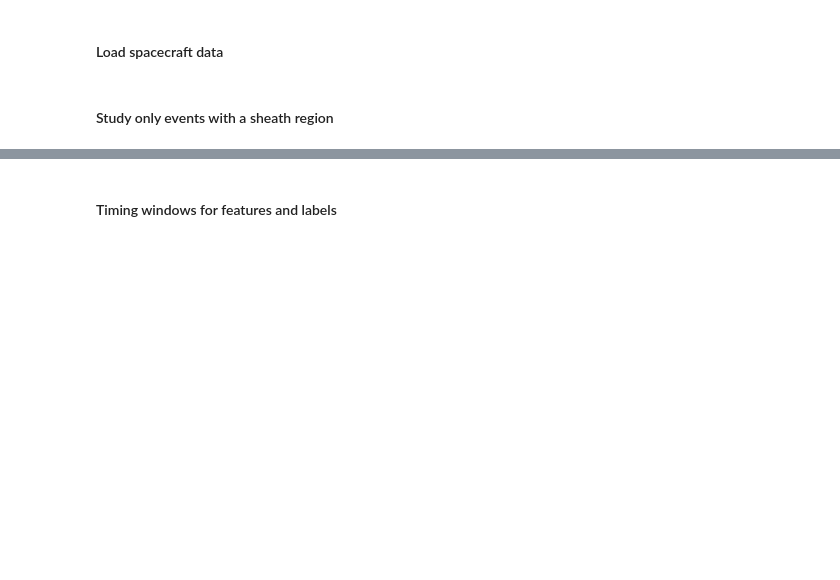
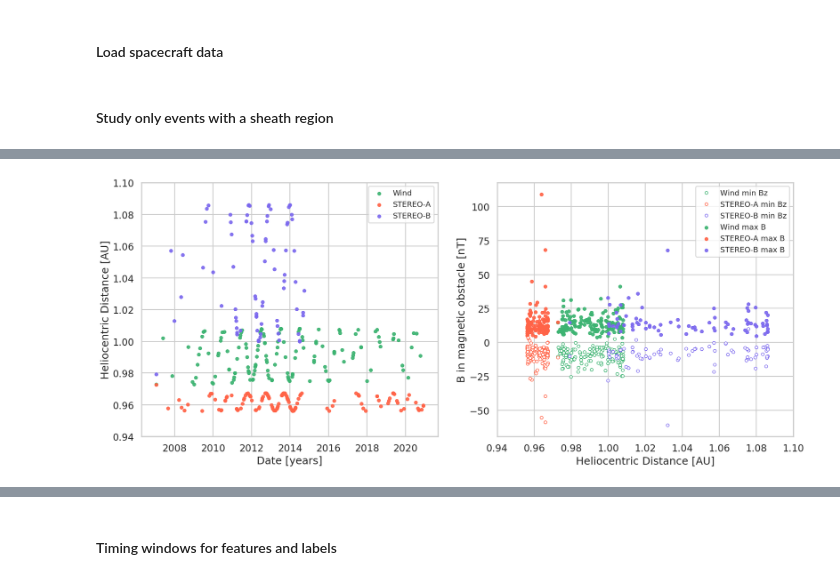
Before and after one commit to helioforecast/Papers, a Jupyter notebook: Reiss2021_MLrope/mfrpred_mreiss_bz.ipynb, the cells around one changed output, grey strips where cells are left out. Saved outputs shown, nothing was run; the diff lists cells and outputs as text; code cells hidden in the pictures; blank space fills up the shorter version.

```diff
--- a/Reiss2021_MLrope/mfrpred_mreiss_bz.ipynb
+++ b/Reiss2021_MLrope/mfrpred_mreiss_bz.ipynb
@@ -228,0 +190,97 @@ Average SHEATH length: 5.00 hours
+# %%
+
+#markersize
+ms=25
+#alpha
+al=0.9
+
+sns.set_context("talk")
+sns.set_style('whitegrid')
+
+fig=plt.figure(figsize=(20,8),dpi=100)
+
+
+ax1 = plt.subplot(121)
+plt.scatter(ic.loc[n_iwinind,'icme_start_time'], ic.loc[n_iwinind,'mo_sc_heliodistance'], label='Wind', s=ms,c='mediumseagreen', alpha=al)
+plt.scatter(ic.loc[n_istaind,'icme_start_time'], ic.loc[n_istaind,'mo_sc_heliodistance'], label='STEREO-A',s=ms,c='tomato', alpha=al)
+plt.scatter(ic.loc[n_istbind,'icme_start_time'], ic.loc[n_istbind,'mo_sc_heliodistance'], label='STEREO-B',s=ms,c='mediumslateblue', alpha=al)
+plt.ylabel('Heliocentric Distance [AU]')
+plt.xlabel('Date [years]')
+plt.ylim([0.94,1.1])
+plt.legend(loc=1,fontsize=13)
+
+
+
+ax2 = plt.subplot(122)
+#ax2.scatter(ic.loc[wini,'mo_sc_heliodistance'],ic.loc[wini,'mo_bmean'], label='Wind', s=ms,c='mediumseagreen', alpha=al)
+#ax2.scatter(ic.loc[stai,'mo_sc_heliodistance'],ic.loc[stai,'mo_bmean'], label='STEREO-A',s=ms,c='red', alpha=al)
+#ax2.scatter(ic.loc[stbi,'mo_sc_heliodistance'],ic.loc[stbi,'mo_bmean'], label='STEREO-B',s=ms,c='blue', alpha=al)
+
+ax2.scatter(ic.loc[n_iwinind,'mo_sc_heliodistance'],ic.loc[n_iwinind,'mo_bmax'], label='Wind max B', s=ms,c='mediumseagreen', alpha=al)
+ax2.scatter(ic.loc[n_istaind,'mo_sc_heliodistance'],ic.loc[n_istaind,'mo_bmax'], label='STEREO-A max B',s=ms,c='tomato', alpha=al)
+ax2.scatter(ic.loc[n_istbind,'mo_sc_heliodistance'],ic.loc[n_istbind,'mo_bmax'], label='STEREO-B max B',s=ms,c='mediumslateblue', alpha=al)
+
+al=1.0
+ax2.plot(ic.loc[n_iwinind,'mo_sc_heliodistance'],ic.loc[n_iwinind,'mo_bzmin'], linestyle='None',marker='o',ms=5,c='mediumseagreen',markerfacecolor='white',label='Wind min Bz', alpha=al)
+ax2.plot(ic.loc[n_istaind,'mo_sc_heliodistance'],ic.loc[n_istaind,'mo_bzmin'], linestyle='None',marker='o',ms=5,label='STEREO-A min Bz',markerfacecolor='white',c='tomato', alpha=al)
+ax2.plot(ic.loc[n_istbind,'mo_sc_heliodistance'],ic.loc[n_istbind,'mo_bzmin'], linestyle='None',marker='o',ms=5, label='STEREO-B min Bz',markerfacecolor='white',c='mediumslateblue', alpha=al)
+
+
+ax2.set_xlabel('Heliocentric Distance [AU]')
+ax2.set_ylabel('B in magnetic obstacle [nT]')
+ax2.set_xlim([0.94,1.1])
+ax2.legend(loc=1,fontsize=13)
+
+
+
+
+'''
+ax2 = plt.subplot(122, projection='polar')
+plt.title('HELCATS ICME arrivals at targets [HEEQ longitude]')
+ax2.scatter(np.radians(ic.mo_sc_long_heeq[wini]),ic.mo_sc_heliodistance[wini], label='Wind', s=ms,c='mediumseagreen', alpha=al)
+ax2.scatter(np.radians(ic.mo_sc_long_heeq[stai]),ic.mo_sc_heliodistance[stai], label='STEREO-A', s=ms,c='red', alpha=al)
+ax2.scatter(np.radians(ic.mo_sc_long_heeq[stbi]),ic.mo_sc_heliodistance[stbi], label='STEREO-B', s=ms,c='blue', alpha=al)
+ax2.scatter(np.radians(ic.mo_sc_long_heeq[soloi]),ic.mo_sc_heliodistance[soloi], label='Others', s=ms,c='dimgrey', alpha=al)
+#ax2.scatter(np.radians(ic.mo_sc_long_heeq[pspi]),ic.mo_sc_heliodistance[pspi],s=ms,c='dimgrey', alpha=al)
+ax2.scatter(np.radians(ic.mo_sc_long_heeq[bepii]),ic.mo_sc_heliodistance[bepii],s=ms,c='dimgrey', alpha=al)
+ax2.scatter(np.radians(ic.mo_sc_long_heeq[ulyi]),ic.mo_sc_heliodistance[ulyi],s=ms,c='dimgrey', alpha=al)
+ax2.scatter(np.radians(ic.mo_sc_long_heeq[messi]),ic.mo_sc_heliodistance[messi],s=ms,c='dimgrey', alpha=al)
+ax2.scatter(np.radians(ic.mo_sc_long_heeq[vexi]),ic.mo_sc_heliodistance[vexi],s=ms,c='dimgrey', alpha=al)
+plt.legend(loc=10)
+plt.ylim([0,1.2])
+'''
+
+#for ax, ann in zip([ax1, ax2], ['a', 'b']):
+#    ax.text(0.02, .93, ann, transform=ax.transAxes, fontsize=32, weight='bold')
+
+argv3 ='fig1_icmecat.pdf'
+plt.savefig('plots/' + argv3, bbox_inches='tight')
+argv3 ='fig1_icmecat.png'
+plt.savefig('plots/' + argv3, bbox_inches='tight')
+
+
+plt.show()
+
+print('selected events with sheath')
+print('number of events: Wind, ',np.size(n_iwinind))
+print('number of events: STA, ',np.size(n_istaind))
+print('number of events: STB, ',np.size(n_istbind))
+print('total:',np.size(n_iwinind)+np.size(n_istaind)+np.size(n_istbind))
+
+
+
+
+
+#ax3 = plt.subplot(223)
+#sns.histplot(ic.loc[np.hstack((wini,stai,stbi)),'mo_bzmin'],label='Minimum Value of IMF Bz',color='orangered',kde=True)
+#sns.histplot(ic.loc[np.hstack((wini,stai,stbi)),'mo_bzmean'],label='Mean Value of IMF Bz',color='dimgrey',alpha=0.5,kde=True)
+#sns.histplot(ic.loc[np.hstack((wini,stai,stbi)),'mo_bmean'],label='Mean Value of IMF',color='seagreen',alpha=0.5,kde=True)
+#plt.legend(loc=6)
+#plt.xlabel('Magnetic Field Strength [nT]')
+
+#ax4 = plt.subplot(224)
+#sns.histplot(ic.loc[np.hstack((wini,stai,stbi)),'mo_duration'],label='Magnetic Obstacle Duration',color='dimgrey',kde=True)
+#plt.legend(loc=5)
+#plt.xlabel('Duration [hours]')
+# %% [output]
+[figure, added]
```
Also changed, not shown: parts of 20 cells of this notebook, 5 other files.
